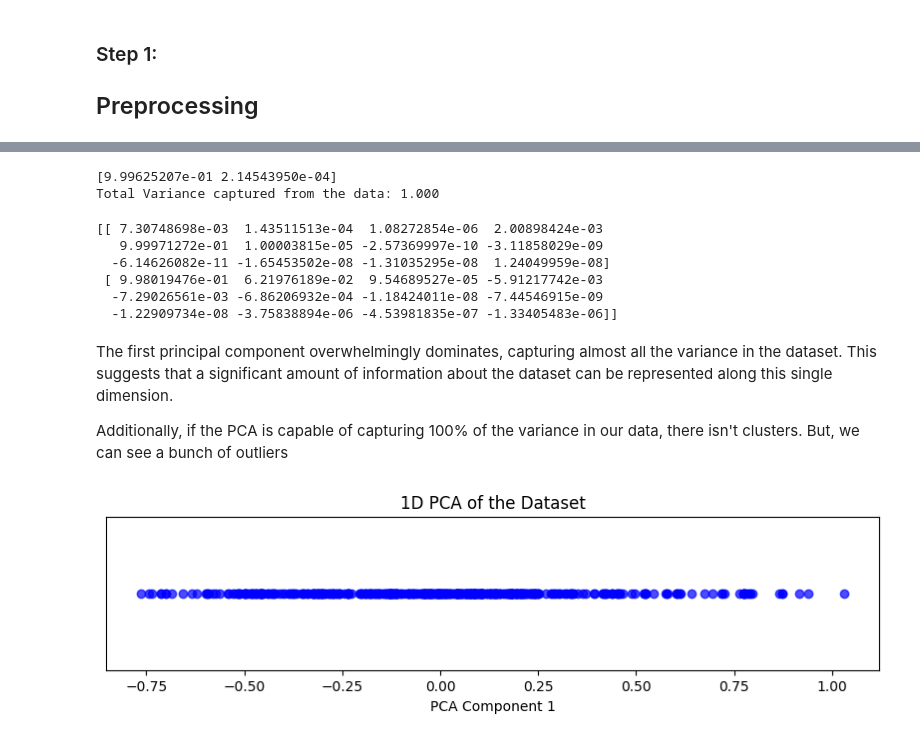
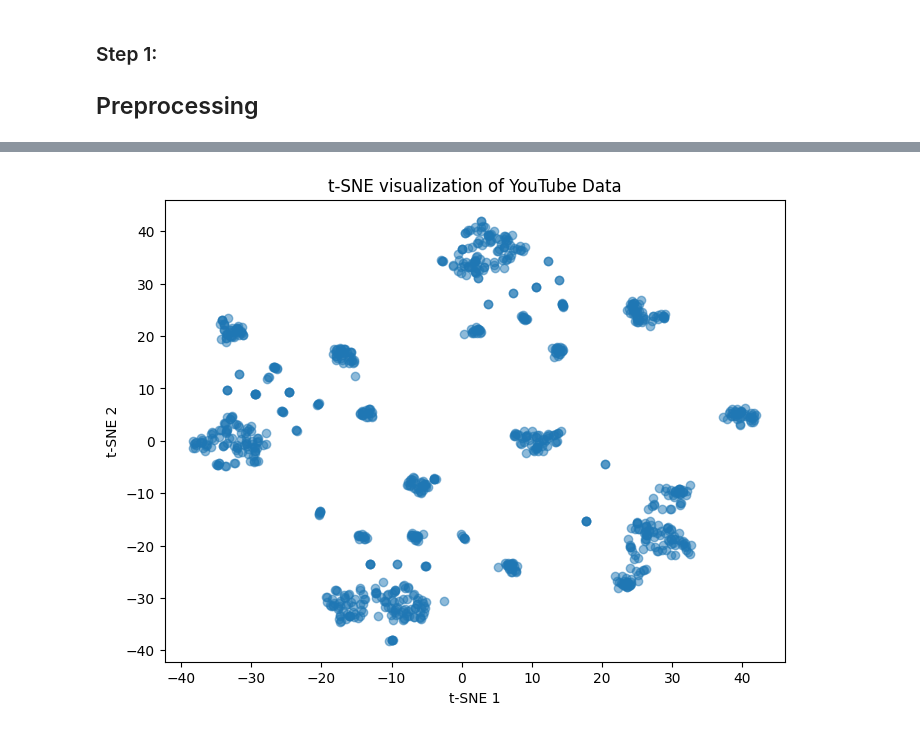
Before and after one commit to idokapel/Advanced-Machine-Learning-Final-Project, a Jupyter notebook: final_project.ipynb, the cells around one changed output, grey strips where cells are left out. Saved outputs shown, nothing was run; the diff lists cells and outputs as text; code cells hidden in the pictures.

```diff
--- a/final_project.ipynb
+++ b/final_project.ipynb
@@ -195,42 +104,0 @@ plt.show()
-# %%
-print(pca.explained_variance_ratio_)
-print(f'Total Variance captured from the data: {np.sum(pca.explained_variance_ratio_):.3f}')
-# %% [output]
-[9.99625207e-01 2.14543950e-04]
-Total Variance captured from the data: 1.000
-# %%
-print(pca.components_)
-# %% [output]
-[[ 7.30748698e-03  1.43511513e-04  1.08272854e-06  2.00898424e-03
-   9.99971272e-01  1.00003815e-05 -2.57369997e-10 -3.11858029e-09
-  -6.14626082e-11 -1.65453502e-08 -1.31035295e-08  1.24049959e-08]
- [ 9.98019476e-01  6.21976189e-02  9.54689527e-05 -5.91217742e-03
-  -7.29026561e-03 -6.86206932e-04 -1.18424011e-08 -7.44546915e-09
-  -1.22909734e-08 -3.75838894e-06 -4.53981835e-07 -1.33405483e-06]]
-# %% [markdown]
-The first principal component overwhelmingly dominates, capturing almost all the variance in the dataset. This suggests that a significant amount of information about the dataset can be represented along this single dimension.
-
-Additionally, if the PCA is capable of capturing 100% of the variance in our data, there isn't clusters. But, we can see a bunch of outliers
-# %%
-from sklearn.decomposition import PCA
-import matplotlib.pyplot as plt
-import seaborn as sns
-from sklearn.preprocessing import MinMaxScaler
-
-# Assuming 'data_subset' is your original dataset
-mm = MinMaxScaler()
-data_subset_scaled = mm.fit_transform(data_subset)
-
-# Applying PCA to the scaled data for 1 component
-pca = PCA(n_components=1)
-data_pca_1d = pca.fit_transform(data_subset_scaled)
-
-# 1D visualization
-plt.figure(figsize=(10, 2))  # Adjust the figure size as needed
-plt.scatter(data_pca_1d[:, 0], np.zeros(len(data_pca_1d)), alpha=0.7, c='blue')
-plt.xlabel('PCA Component 1')
-plt.title('1D PCA of the Dataset')
-plt.yticks([])  # Hide the y-axis as it's not meaningful in this 1D context
-plt.show()
-# %% [output]
-[figure, removed]
@@ -236,0 +141,16 @@ plt.show()
+# %%
+from sklearn.manifold import TSNE
+
+# Applying t-SNE
+tsne = TSNE(n_components=2, perplexity=30, n_iter=1000, random_state=42)
+tsne_results = tsne.fit_transform(X)
+
+# Plotting the results of t-SNE
+plt.figure(figsize=(8, 6))
+plt.scatter(tsne_results[:, 0], tsne_results[:, 1], alpha=0.5)
+plt.title('t-SNE visualization of YouTube Data')
+plt.xlabel('t-SNE 1')
+plt.ylabel('t-SNE 2')
+plt.show()
+# %% [output]
+[figure, added]
```
Also changed, not shown: parts of 23 cells of this notebook, 2 other files.
